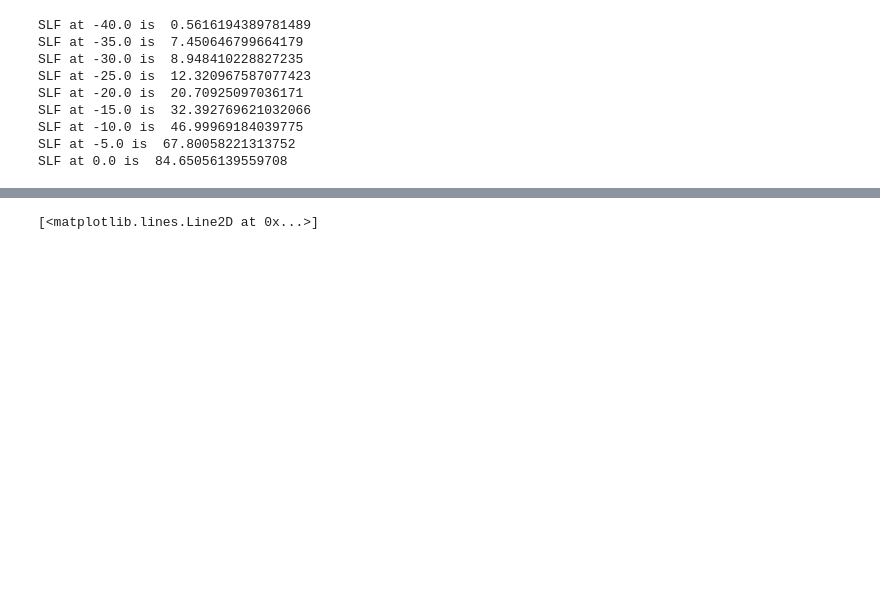
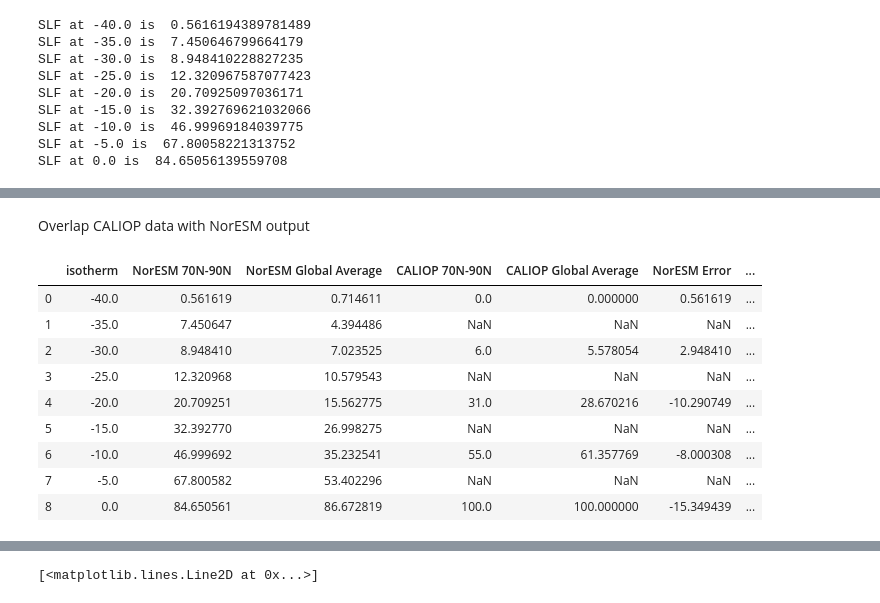
Before and after one commit to jshaw35/netcdf_analysis, a Jupyter notebook: jupy_test.ipynb, the cells around one changed output, grey strips where cells are left out. Cells and saved outputs as stored; diff of their text form; code cells hidden in the pictures; blank space fills up the shorter version.

```diff
--- a/jupy_test.ipynb
+++ b/jupy_test.ipynb
@@ -217,0 +238,41 @@ for i in caliop_arc['Isotherm']:
+# %% [markdown]
+Overlap CALIOP data with NorESM output
+# %%
+spaced = []
+spaced2 = []
+
+#_caliop_isos = all_caliop['Isotherm'].values
+
+_caliop_isos = all_caliop.index
+
+_caliop_arc_slfs = all_caliop['90N-70N'].values
+_caliop_glob_slfs = all_caliop['Weighted Avg'].values
+#_caliop_isos = caliop_arc['Isotherm'].values
+#_caliop_slfs = caliop_arc['SLF'].values
+for i in _dict['isotherm']:
+    if i in _caliop_isos:
+        j = np.where(_caliop_isos == i)
+        spaced.append(_caliop_arc_slfs[j][0])
+        spaced2.append(_caliop_glob_slfs[j][0])
+    else:
+        spaced.append(None)
+        spaced2.append(None)
+# %%
+df['CALIOP 70N-90N'] = spaced
+df['CALIOP Global Average'] = spaced2
+df['Arctic Error'] = df['NorESM 70N-90N'] - df['CALIOP 70N-90N']
+df['Global Error'] = df['NorESM Global Average'] - df['CALIOP Global Average']
+
+df_clean = df.dropna()
+df
+# %% [output]
+|  | isotherm | NorESM 70N-90N | NorESM Global Average | CALIOP 70N-90N | CALIOP Global Average | NorESM Error | ... |
+| 0 | -40.0 | 0.561619 | 0.714611 | 0.0 | 0.000000 | 0.561619 | ... |
+| 1 | -35.0 | 7.450647 | 4.394486 | NaN | NaN | NaN | ... |
+| 2 | -30.0 | 8.948410 | 7.023525 | 6.0 | 5.578054 | 2.948410 | ... |
+| 3 | -25.0 | 12.320968 | 10.579543 | NaN | NaN | NaN | ... |
+| 4 | -20.0 | 20.709251 | 15.562775 | 31.0 | 28.670216 | -10.290749 | ... |
+| 5 | -15.0 | 32.392770 | 26.998275 | NaN | NaN | NaN | ... |
+| 6 | -10.0 | 46.999692 | 35.232541 | 55.0 | 61.357769 | -8.000308 | ... |
+| 7 | -5.0 | 67.800582 | 53.402296 | NaN | NaN | NaN | ... |
+| 8 | 0.0 | 84.650561 | 86.672819 | 100.0 | 100.000000 | -15.349439 | ... |
```
Also changed, not shown: parts of 24 cells of this notebook.
